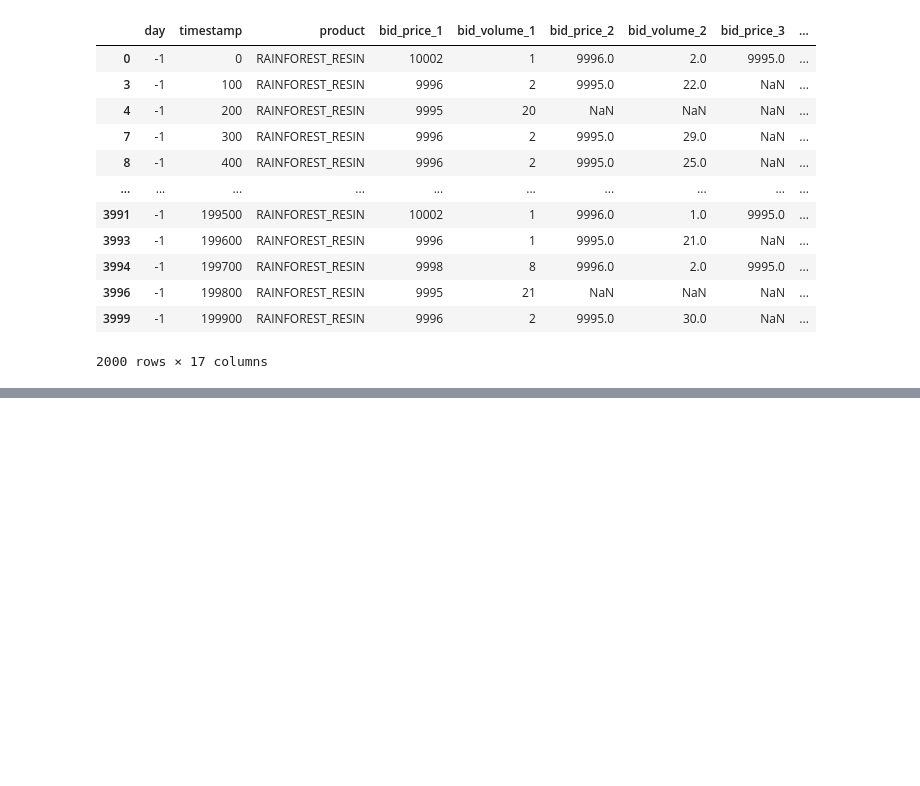
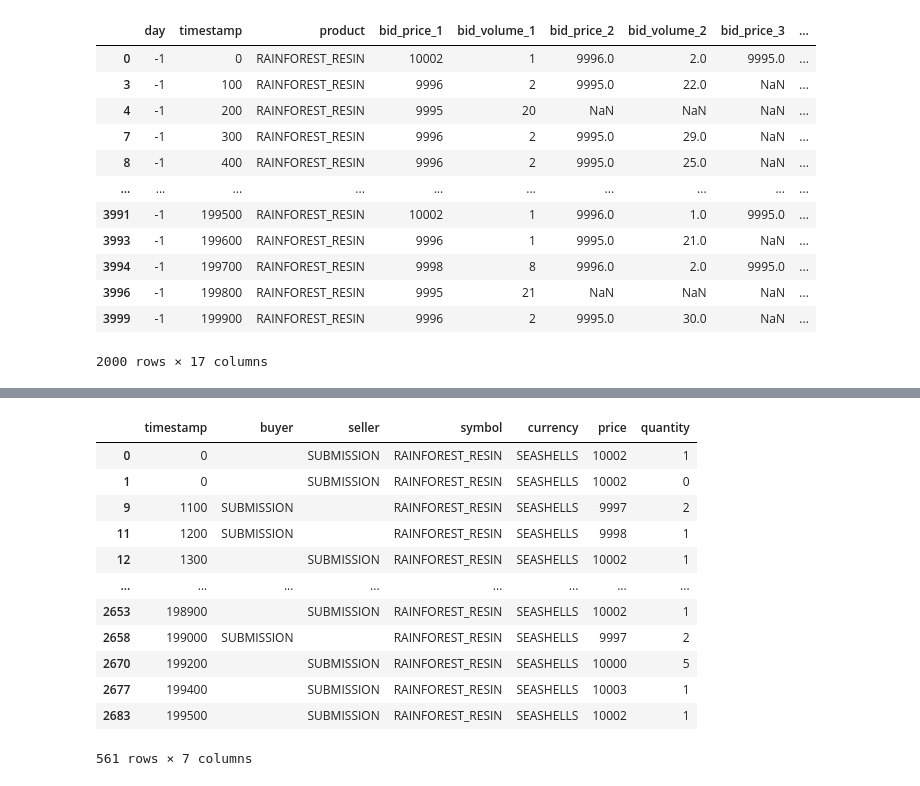
Before and after one commit to kinshu0/prosperity-3, a Jupyter notebook: tutorial/backtests_2.ipynb, the cells around one changed output, grey strips where cells are left out. Drawn from its saved outputs; the diff is of its cells as text; code cells hidden in the pictures; blank space fills up the shorter version.

```diff
--- a/tutorial/backtests_2.ipynb
+++ b/tutorial/backtests_2.ipynb
@@ -112,0 +140,20 @@ trades[(trades['buyer'] == 'SUBMISSION') | (trades['seller'] == 'SUBMISSION')]
+# %%
+sandbox_2, market_2, trades_2 = parse_log(backtest_dir)
+# %%
+resint2 = trades_2[(trades_2['buyer'] == 'SUBMISSION') | (trades_2['seller'] == 'SUBMISSION')]
+resint2 = resint2[resint2['symbol'] == 'RAINFOREST_RESIN']
+resint2
+# %% [output]
+|  | timestamp | buyer | seller | symbol | currency | price | quantity |
+| 0 | 0 |  | SUBMISSION | RAINFOREST_RESIN | SEASHELLS | 10002 | 1 |
+| 1 | 0 |  | SUBMISSION | RAINFOREST_RESIN | SEASHELLS | 10002 | 0 |
+| 9 | 1100 | SUBMISSION |  | RAINFOREST_RESIN | SEASHELLS | 9997 | 2 |
+| 11 | 1200 | SUBMISSION |  | RAINFOREST_RESIN | SEASHELLS | 9998 | 1 |
+| 12 | 1300 |  | SUBMISSION | RAINFOREST_RESIN | SEASHELLS | 10002 | 1 |
+| ... | ... | ... | ... | ... | ... | ... | ... |
+| 2653 | 198900 |  | SUBMISSION | RAINFOREST_RESIN | SEASHELLS | 10002 | 1 |
+| 2658 | 199000 | SUBMISSION |  | RAINFOREST_RESIN | SEASHELLS | 9997 | 2 |
+| 2670 | 199200 |  | SUBMISSION | RAINFOREST_RESIN | SEASHELLS | 10000 | 5 |
+| 2677 | 199400 |  | SUBMISSION | RAINFOREST_RESIN | SEASHELLS | 10003 | 1 |
+| 2683 | 199500 |  | SUBMISSION | RAINFOREST_RESIN | SEASHELLS | 10002 | 1 |
+561 rows × 7 columns
```
Also changed, not shown: parts of 6 cells of this notebook, 8 other files.
